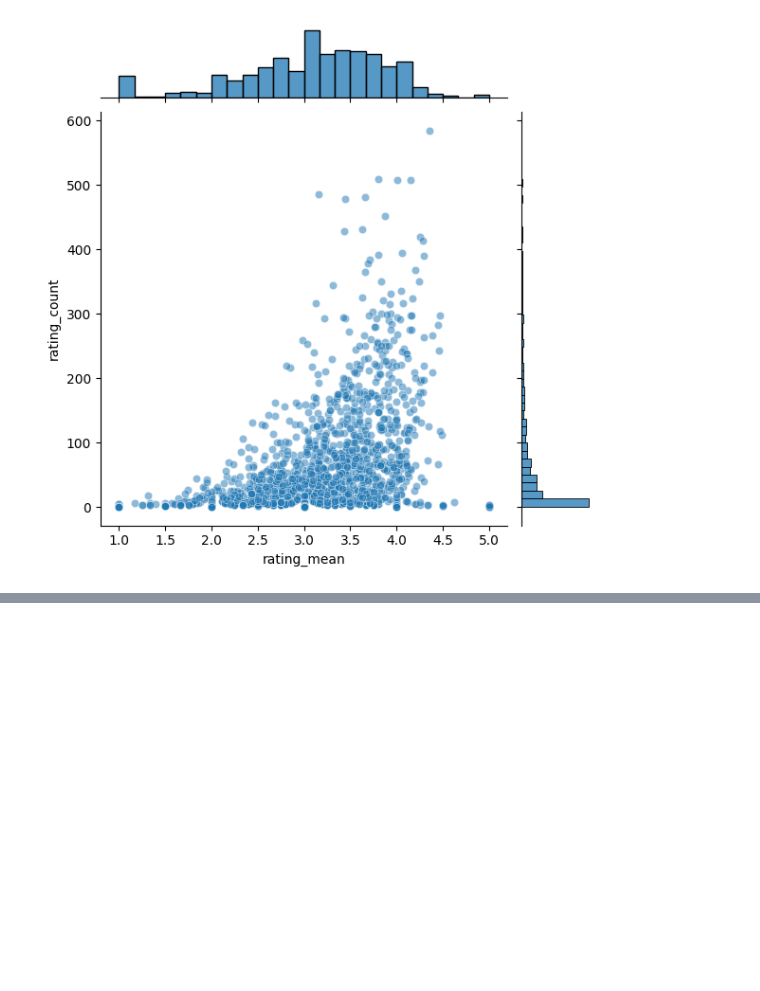
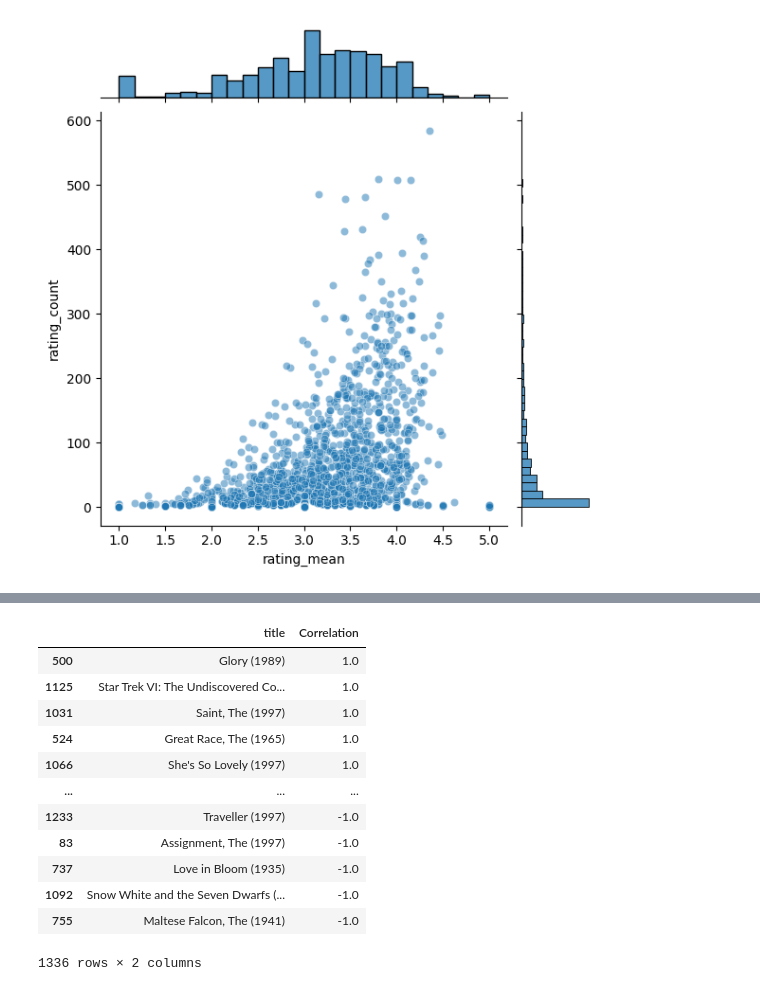
Before and after one commit to zakialfaridzi/simple_movie_recsys, a Jupyter notebook: simple reccomendation.ipynb, the cells around one changed output, grey strips where cells are left out. Drawn from its saved outputs; the diff is of its cells as text; code cells hidden in the pictures; blank space fills up the shorter version.

```diff
--- a/simple reccomendation.ipynb
+++ b/simple reccomendation.ipynb
@@ -70,0 +107,25 @@ sns.jointplot(x='rating_mean', y='rating_count', data=ratings_df, alpha=0.5)
+# %%
+toy_story_viewers = df_matrix['Toy Story (1995)']
+powerranger_viewers = df_matrix['Mighty Morphin Power Rangers: The Movie (1995)']
+# %%
+correlate_toy_story = df_matrix.corrwith(toy_story_viewers)
+correlate_powerranger = df_matrix.corrwith(powerranger_viewers)
+# %%
+toy_story_corr_df = pd.DataFrame(correlate_toy_story, columns=['Correlation'])
+toy_story_corr_df.dropna(inplace=True)
+toy_story_corr_df.reset_index(inplace=True)
+toy_story_corr_df.sort_values('Correlation', ascending=False)
+# %% [output]
+|  | title | Correlation |
+| 500 | Glory (1989) | 1.0 |
+| 1125 | Star Trek VI: The Undiscovered Co... | 1.0 |
+| 1031 | Saint, The (1997) | 1.0 |
+| 524 | Great Race, The (1965) | 1.0 |
+| 1066 | She's So Lovely (1997) | 1.0 |
+| ... | ... | ... |
+| 1233 | Traveller (1997) | -1.0 |
+| 83 | Assignment, The (1997) | -1.0 |
+| 737 | Love in Bloom (1935) | -1.0 |
+| 1092 | Snow White and the Seven Dwarfs (... | -1.0 |
+| 755 | Maltese Falcon, The (1941) | -1.0 |
+1336 rows × 2 columns
```
Also changed, not shown: parts of 6 cells of this notebook.
